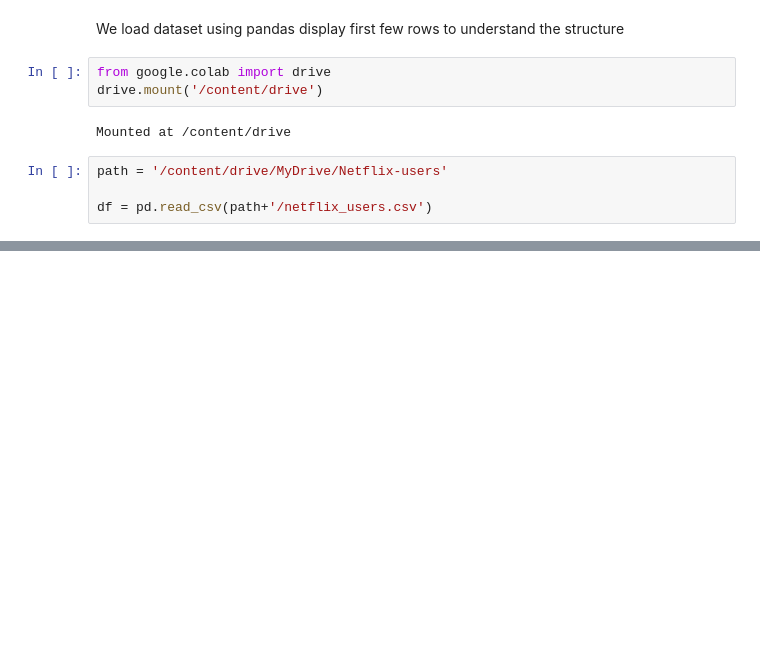
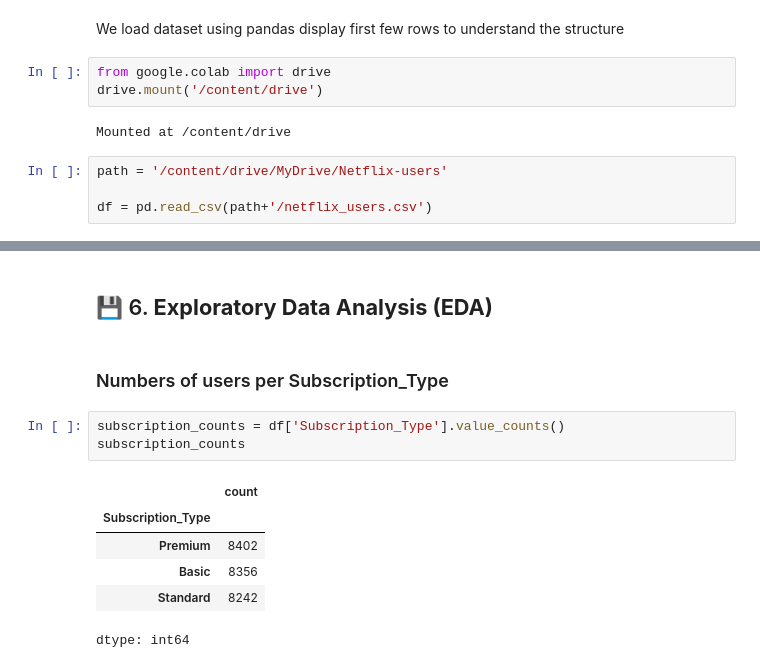
Before and after one commit to gauravvxv/Netflix-Users-Database, a Jupyter notebook: Notebook/users.ipynb, the cells around one changed output, grey strips where cells are left out. Cells and saved outputs as stored; diff of their text form; blank space fills up the shorter version.

```diff
--- a/Notebook/users.ipynb
+++ b/Notebook/users.ipynb
@@ -44,0 +122,14 @@ df.head()
+# %% [markdown]
+## 💾 6. **Exploratory Data Analysis (EDA)**
+# %% [markdown]
+### Numbers of users per Subscription_Type
+# %%
+subscription_counts = df['Subscription_Type'].value_counts()
+subscription_counts
+# %% [output]
+|  | count |
+| Subscription_Type |  |
+| Premium | 8402 |
+| Basic | 8356 |
+| Standard | 8242 |
+dtype: int64
```
Also changed, not shown: parts of 9 cells of this notebook.
